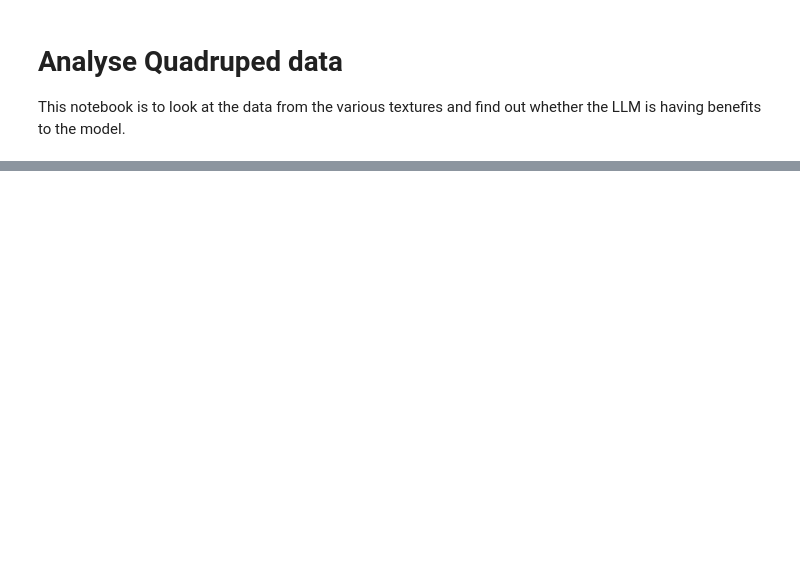
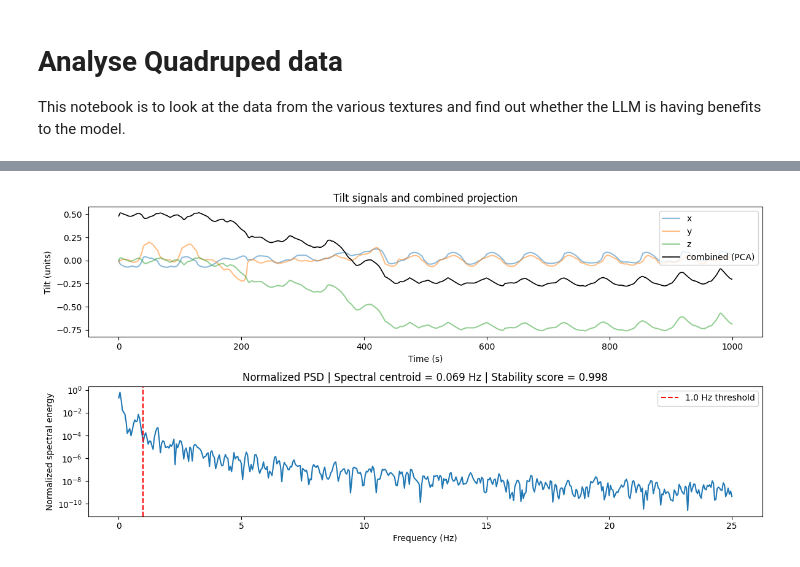
Before and after one commit to shepai/Tactile_Language_Model, a Jupyter notebook: code/experimental/analyse_quadruped.ipynb, the cells around one changed output, grey strips where cells are left out. Cells and saved outputs as stored; diff of their text form; code cells hidden in the pictures; blank space fills up the shorter version.

```diff
--- a/code/experimental/analyse_quadruped.ipynb
+++ b/code/experimental/analyse_quadruped.ipynb
@@ -18,0 +67,8 @@ NameError: name 'texutres' is not defined
+# %%
+models=["mistral"]#,"gemma3","gpt-oss","llama3.1"]
+
+for i in range(len(models)):
+    print("\n\n",models[i])
+    m1,m1c=get_data(models[i])
+    print(get_average_distance(m1))
+    print(get_average_distance(m1c))
@@ -27,0 +103,91 @@ plt.show()
+# %%
+#fourier transform
+import numpy as np
+import matplotlib.pyplot as plt
+from sklearn.decomposition import PCA
+def outputFourier(orientations):
+    duration = len(orientations[:,0])
+    t = np.arange(0, duration, 1)
+    x=orientations[:,0]
+    y=orientations[:,1]
+    z=orientations[:,2]
+
+    def combine_magnitude(x, y, z):
+        return np.sqrt(x**2 + y**2 + z**2)
+
+    def combine_pca(x, y, z, n_components=1):
+        # stack and center
+        X = np.vstack([x, y, z]).T
+        pca = PCA(n_components=n_components)
+        proj = pca.fit_transform(X)
+        # returns first principal component time series (shape N,)
+        return proj[:, 0], pca.explained_variance_ratio_
+
+    sig_mag = combine_magnitude(x, y, z)
+    sig_pca, pca_var = combine_pca(x, y, z)
+
+    # choose one: sig = sig_mag or sig_pca
+    sig = sig_pca  # pick PCA projection by default; change if you prefer magnitude
+
+    # -------------------------
+    # 2) Preprocess: detrend and apply window (optional)
+    # -------------------------
+    sig = sig - np.mean(sig)                # remove DC
+    window = np.hanning(len(sig))
+    sig_win = sig * window
+
+    # -------------------------
+    # 3) FFT and power spectrum
+    # -------------------------
+    N = len(sig_win)
+    freqs = np.fft.rfftfreq(N, d=1/fs)
+    fft_vals = np.fft.rfft(sig_win)
+    psd = (np.abs(fft_vals)**2) / (N**2)    # power spectral density (unnormalized)
+    # alternatively scale so that sum(psd) == variance:
+    psd = psd / np.sum(psd)                # normalized so total = 1 (useful for energy fractions)
+
+    # spectral centroid (frequency-weighted)
+    spectral_centroid = np.sum(freqs * psd)
+
+    # -------------------------
+    # 4) Stability metric
+    #    Define "stable" as most energy below a threshold frequency f_thresh.
+    #    Stability score = fraction of spectral energy below f_thresh (0..1).
+    # -------------------------
+    def stability_score(freqs, psd, f_thresh=1.0):
+        mask = freqs <= f_thresh
+        return np.sum(psd[mask])
+
+    f_thresh = 1.0   # Hz, adjust to what you consider "low-frequency" / slow drift
+    score = stability_score(freqs, psd, f_thresh=f_thresh)
+
+    # -------------------------
+    # 5) Plots: time series and spectrum
+    # -------------------------
+    plt.figure(figsize=(12,6))
+
+    plt.subplot(2,1,1)
+    plt.plot(t, x, label='x', alpha=0.5)
+    plt.plot(t, y, label='y', alpha=0.5)
+    plt.plot(t, z, label='z', alpha=0.5)
+    plt.plot(t, sig, label='combined (PCA)', color='k', linewidth=1.2)
+    plt.legend(loc='upper right')
+    plt.title('Tilt signals and combined projection')
+    plt.xlabel('Time (s)')
+    plt.ylabel('Tilt (units)')
+
+    plt.subplot(2,1,2)
+    plt.semilogy(freqs, psd + 1e-12)   # semilog y for readability; add small offset so no log(0)
+    plt.axvline(f_thresh, color='red', linestyle='--', label=f'{f_thresh} Hz threshold')
+    plt.xlabel('Frequency (Hz)')
+    plt.ylabel('Normalized spectral energy')
+    plt.title(f'Normalized PSD | Spectral centroid = {spectral_centroid:.3f} Hz | Stability score = {score:.3f}')
+    plt.legend()
+
+    plt.tight_layout()
+    plt.show()
+for i in range(5):
+    outputFourier(textures[i]['orientations'])
+    outputFourier(textures_control[i]['orientations'])
+# %% [output]
+[figure, added]
```
Also changed, not shown: parts of 9 cells of this notebook.
